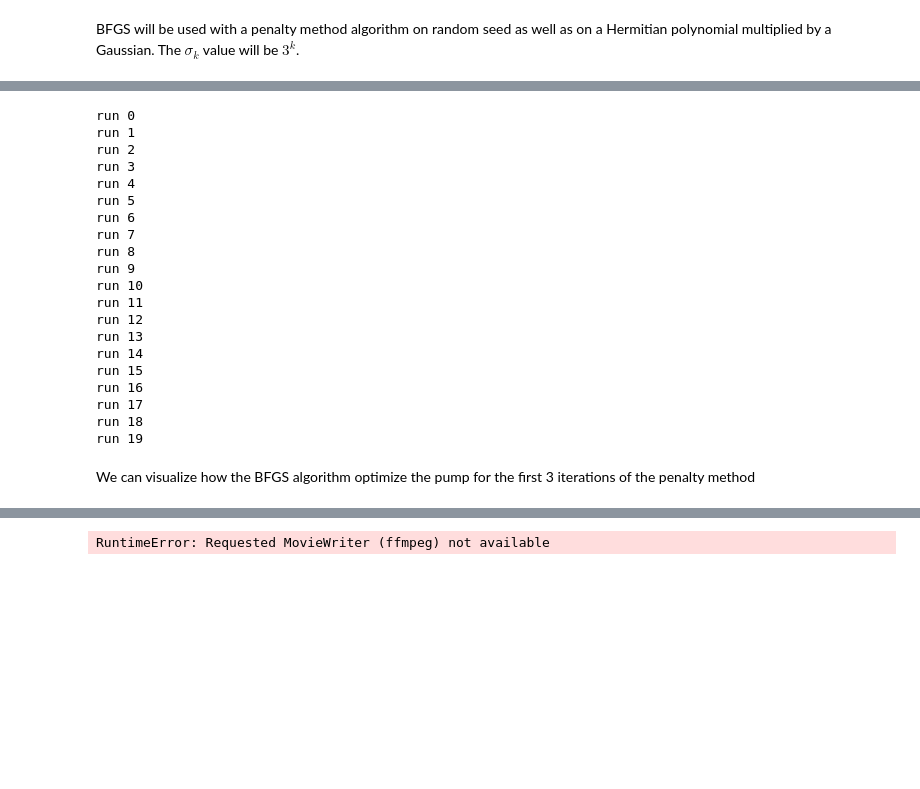
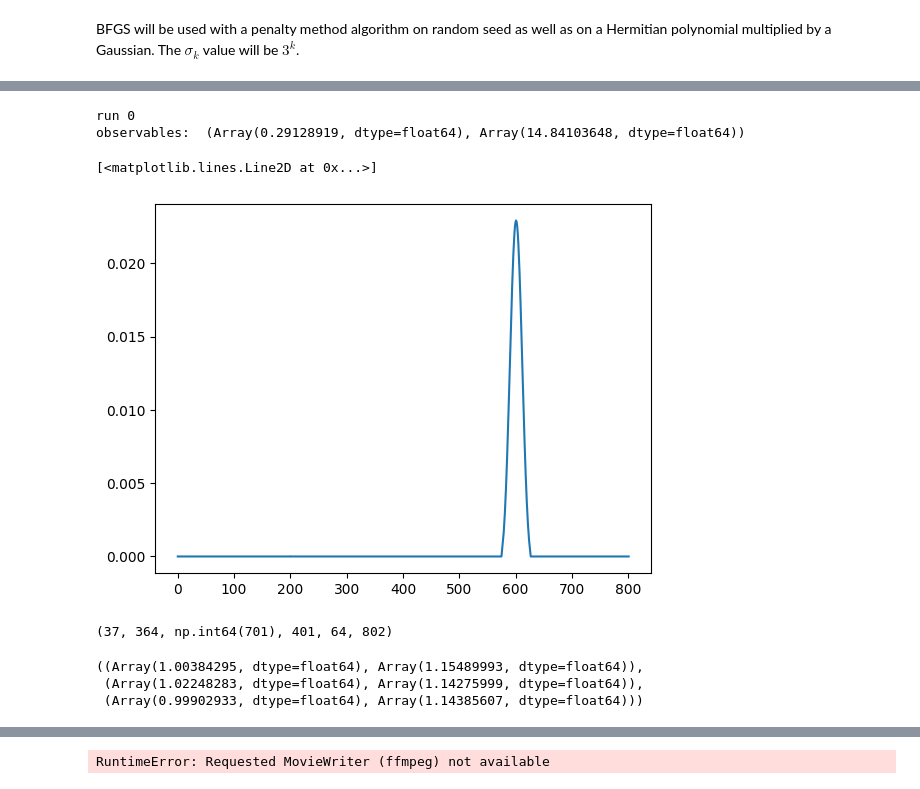
Before and after one commit to polyquantique/optimal_pumps, a Jupyter notebook: inv_design/using_API.ipynb, the cells around one changed output, grey strips where cells are left out. Cells and saved outputs as stored; diff of their text form; code cells hidden in the pictures; blank space fills up the shorter version.

```diff
--- a/inv_design/using_API.ipynb
+++ b/inv_design/using_API.ipynb
@@ -129,4 +139,4 @@ random_seed = Np*jax.random.uniform(key, shape=(4*N,))
 # %% [markdown]
 BFGS will be used with a penalty method algorithm on random seed as well as on a Hermitian polynomial multiplied by a Gaussian. The $\sigma _k$ value will be $3^k$.
 # %%
-solver = jaxopt.ScipyMinimize(method="BFGS", fun=opt.get_penalty_loss, maxiter=1, jit = False)
+solver = jaxopt.ScipyMinimize(method="BFGS", fun=opt.problem, maxiter=2000, jit = False)
@@ -138,40 +164,14 @@ DeviceArray([1.0070672 , 2.0819125 , 5.8973627 , ..., 0.07152966,
 # %%
+# Try reducing the penalty term
 pump = random_seed.copy()
 pumps_for_k = []
-for i in range(20):
-    pumps = []
+for i in range(10):
     print("run " + str(i))
-    for j in range(15):
-        (pump, state) = solver.run(pump, N, alpha, G, H, l, y_N, freq_range_pump, 3**i)
-        pumps.append(pump.copy())
-    pumps_for_k.append(pumps)
+    print("observables: ", opt.get_observables(pump, N, G, H, l))
+    for j in range(3):
+        (pump, state) = solver.run(pump, x, G, H, l, y_N, 5**i)
+        print("BFGS: ", j)
+        print("observables: ", opt.get_observables(pump, N, G, H, l))
 # %% [output]
 run 0
-run 1
-run 2
-run 3
-run 4
-run 5
-run 6
-run 7
-run 8
-run 9
-run 10
-run 11
-run 12
-run 13
-run 14
-run 15
-run 16
-run 17
-run 18
-run 19
+observables:  (Array(0.29128919, dtype=float64), Array(14.84103648, dtype=float64))
-# %% [markdown]
-We can visualize how the BFGS algorithm optimize the pump for the first 3 iterations of the penalty method
-# %%
-pumps_for_k = list(np.load("random_seed__pumps_25_penalty_15_bfgs.npy"))
-pumps_for_k = [list(i) for i in pumps_for_k]
-hermitian_pumps_for_k = list(np.load("hermite_seed_pumps_20_penalty_15_bfgs.npy"))
-hermitian_pumps_for_k = [list(i) for i in hermitian_pumps_for_k]
-pump = pumps_for_k[-1][-1]
-hermitian_pump = hermitian_pumps_for_k[-1][-1]
@@ -177,0 +180,5 @@ hermitian_pump = hermitian_pumps_for_k[-1][-1]
+# %%
+plt.plot(pump)
+# %% [output]
+[<matplotlib.lines.Line2D at 0x...>]
+[figure, added]
@@ -177,0 +187,12 @@ hermitian_pump = hermitian_pumps_for_k[-1][-1]
+# %%
+what_matters = centered_pump[np.where(centered_pump > 10**-4)]
+moved_pump = np.hstack([np.zeros(2*N - 1), np.zeros(302), what_matters, np.zeros(62)])
+len(what_matters), 2*N - 1 - len(what_matters), np.where(pump > 10**-4)[0][0], 2*N - 1, 101 - 37, len(moved_pump)
+# %% [output]
+(37, 364, np.int64(701), 401, 64, 802)
+# %%
+opt.get_observables(centered_pump, N, G, H, l), opt.get_observables(pump, N, G, H, l), opt.get_observables(moved_pump, N, G, H, l)
+# %% [output]
+((Array(1.00384295, dtype=float64), Array(1.15489993, dtype=float64)),
+ (Array(1.02248283, dtype=float64), Array(1.14275999, dtype=float64)),
+ (Array(0.99902933, dtype=float64), Array(1.14385607, dtype=float64)))
```
Also changed, not shown: parts of 35 cells of this notebook, 12 other files.
